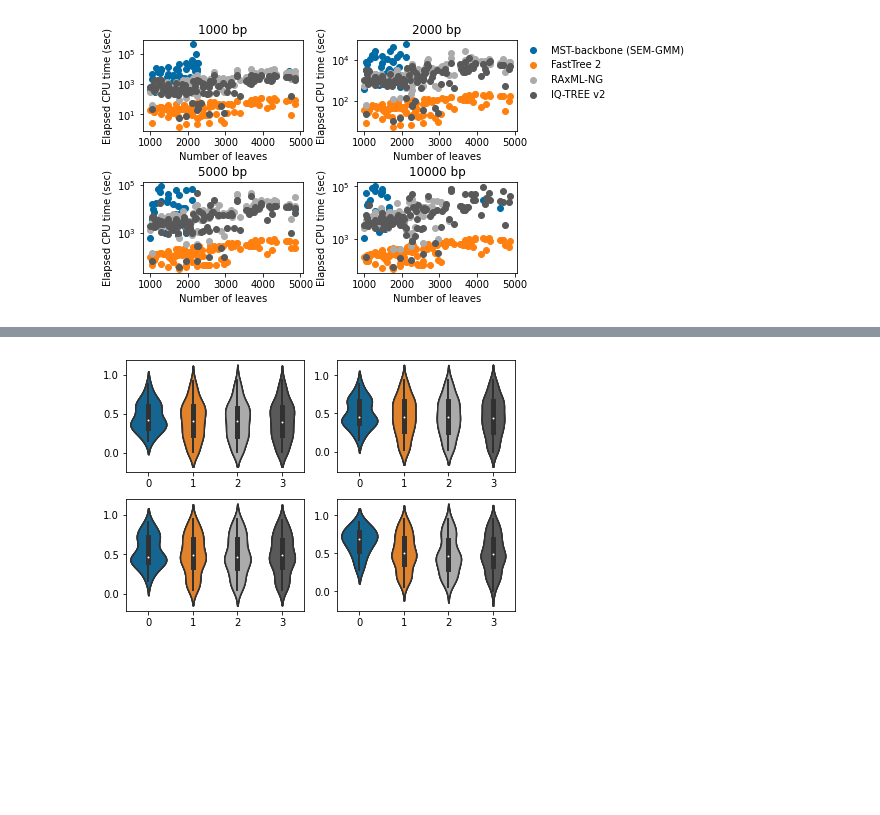
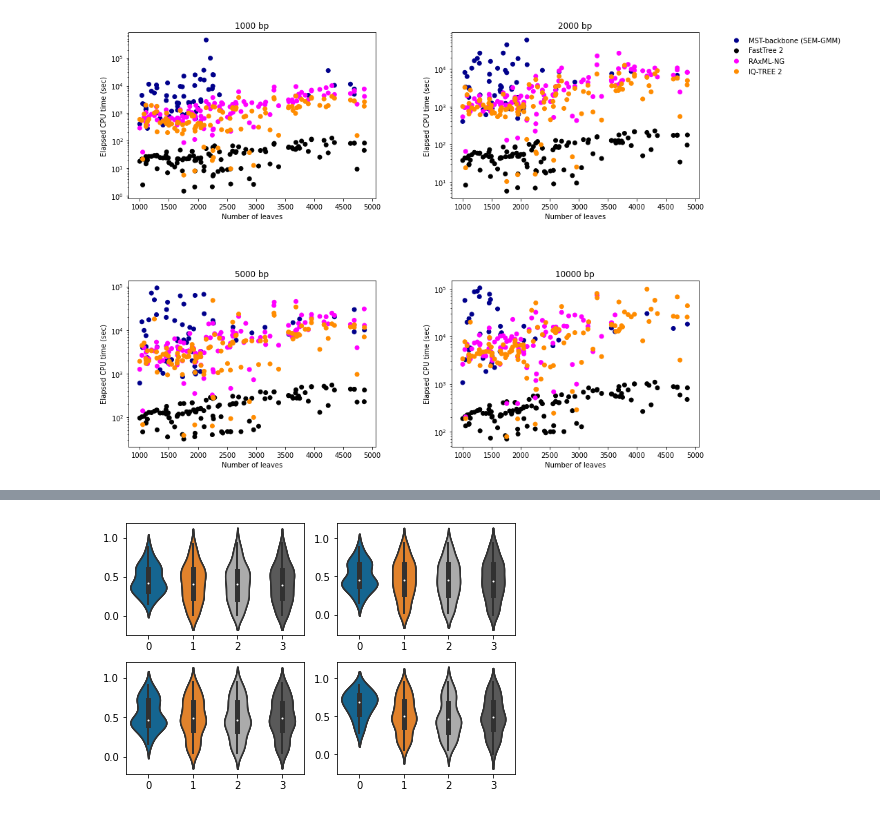
Before and after one commit to prabhavk/mst-backbone-repo, a Jupyter notebook: simulation_results.ipynb, the cells around one changed output, grey strips where cells are left out. Cells and saved outputs as stored; diff of their text form; code cells hidden in the pictures; blank space fills up the shorter version.

Commit message:
updated figures for simulation results

```diff
--- a/simulation_results.ipynb
+++ b/simulation_results.ipynb
@@ -270,8 +262,14 @@ run_time_grove_file.close()
 # %%
 # Plot run times
 
+from turtle import color
+import matplotlib
+from matplotlib.colors import ListedColormap
 import matplotlib.pyplot as plt
-plt.style.use('tableau-colorblind10')
+from matplotlib.rcsetup import cycler
+# cmap = ListedColormap(["darkblue","black","fuchsia","orange"])
+# plt.rcParams['axes.prop_cycle'] = plt.cycler('color', cmap)
+# plt.style.use('tableau-colorblind10')
 import numpy as np
 from math import log
 
@@ -284,54 +282,61 @@ seq_len = 2000
 # method_list = ['fasttree', 'mstbackbone']
 # method_list = ['raxmlng','iqtree','fasttree','mstbackbone']
 method_list = ['mstbackbone','fasttree','raxmlng','iqtree']
+method_colors_map = {}
+method_colors_map['mstbackbone'] = ['darkblue']
+method_colors_map['fasttree'] = ['black']
+method_colors_map['raxmlng'] = ['fuchsia']
+method_colors_map['iqtree'] = ['darkorange']
+method_colors = {}
 for method in method_list:
+    method_colors[method] = {}
     for seq_len in seqlen_list:
+        method_colors[method][seq_len] = method_colors_map[method] * len(num_leaves_seq_len_method[seq_len][method])
         # if method == 'fasttree':
         if seq_len == 1000:
             # ax_fast.subplot(2, 2, i)
-            ax[0, 0].scatter(num_leaves_seq_len_method[seq_len][method],run_times_seq_len_method[seq_len][method],label=method)
+            ax[0, 0].scatter(num_leaves_seq_len_method[seq_len][method],run_times_seq_len_method[seq_len][method],label=method,c=method_colors[method][seq_len])
             ax[0, 0].set_title(str(seq_len) + " bp")
             ax[0, 0].set_xlabel("Number of leaves")
             ax[0, 0].set_ylabel("Elapsed CPU time (sec)")
             # ax[0, 0].set_xscale("log")
             ax[0, 0].set_yscale("log")
         # elif method == 'mstbackbone':
         elif seq_len == 2000:
             # ax_mstbackbone.subplot(2, 2, i)
-            ax[0, 1].scatter(num_leaves_seq_len_method[seq_len][method],run_times_seq_len_method[seq_len][method],label=method)
+            ax[0, 1].scatter(num_leaves_seq_len_method[seq_len][method],run_times_seq_len_method[seq_len][method],label=method,c=method_colors[method][seq_len])
             ax[0, 1].set_title(str(seq_len) + " bp")
             ax[0, 1].set_xlabel("Number of leaves")
             ax[0, 1].set_ylabel("Elapsed CPU time (sec)")
             # ax[0, 1].set_xscale("log")
             ax[0, 1].set_yscale("log")
         # elif method == 'raxmlng':
         elif seq_len == 5000:
             # ax_raxml.subplot(2, 2, i)
-            ax[1, 0].scatter(num_leaves_seq_len_method[seq_len][method],run_times_seq_len_method[seq_len][method],label=method)
+            ax[1, 0].scatter(num_leaves_seq_len_method[seq_len][method],run_times_seq_len_method[seq_len][method],label=method,c=method_colors[method][seq_len])
             ax[1, 0].set_title(str(seq_len) + " bp")
             ax[1, 0].set_xlabel("Number of leaves")
             ax[1, 0].set_ylabel("Elapsed CPU time (sec)")
             # ax[1, 0].set_xscale("log")
             ax[1, 0].set_yscale("log")
         # elif method == 'iqtree':
         elif seq_len == 10000:
             # ax_iqtree.plot(2, 2, i)
-            ax[1, 1].scatter(num_leaves_seq_len_method[seq_len][method],run_times_seq_len_method[seq_len][method],label=method)
+            ax[1, 1].scatter(num_leaves_seq_len_method[seq_len][method],run_times_seq_len_method[seq_len][method],label=method,c=method_colors[method][seq_len])
             ax[1, 1].set_title(str(seq_len) + " bp")
             ax[1, 1].set_xlabel("Number of leaves")
             ax[1, 1].set_ylabel("Elapsed CPU time (sec)")
             # ax[1, 1].set_xscale("log")
             ax[1, 1].set_yscale("log")
 # ax.set_yscale("log")
-fig.tight_layout(pad=0.4)
-# plt.legend(['RAxML-NG', 'IQ-TREE', 'FastTree','MST-backbone (SEM-GMM)'], bbox_to_anchor=(2.15,1.8), loc ="lower right")
-plt.legend(['MST-backbone (SEM-GMM)','FastTree 2','RAxML-NG', 'IQ-TREE v2'], bbox_to_anchor=(2.1,1.8), loc ="lower right", frameon=False)
-# plt.legend(['RAxML-NG', 'IQ-TREE', 'FastTree','MST-backbone (SEM-GMM)'], bbox_to_anchor=(1,-1), loc ="lower right")
-plt.savefig(results_path+"grove_scalability.png")
+fig.tight_layout(pad=0.04)
+plt.legend(['MST-backbone (SEM-GMM)','FastTree 2','RAxML-NG', 'IQ-TREE 2'], bbox_to_anchor=(1.6,2.2), loc ="lower right", frameon=False)
+fig.set_size_inches(13, 10)
+plt.savefig(results_path+"grove_scalability.eps", dpi=100,bbox_inches='tight')
 # plt.show()
 # plt.show()
 # %% [output]
-[figure, old version]
+[figure, new version]
 # %%
 run_times_seq_len_method[10000]['mstbackbone']
 # %% [output]
```
Also changed, not shown: parts of 5 cells of this notebook.
